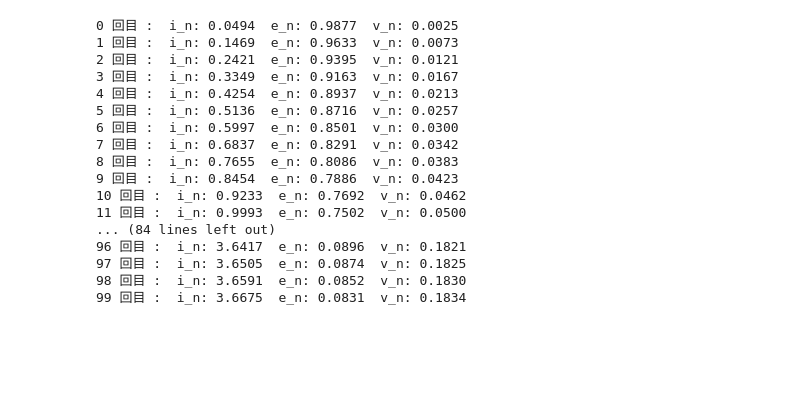
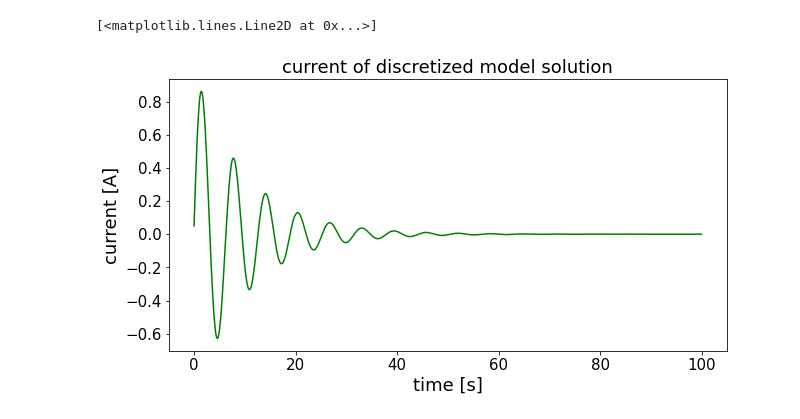
Before and after one commit to tanetakumi/electric-physical-mathmatics, a Jupyter notebook: dennkibuturi5.ipynb, the cells around one changed output. Saved outputs shown, nothing was run; the diff lists cells and outputs as text; code cells hidden in the pictures; blank space fills up the shorter version.

```diff
--- a/dennkibuturi5.ipynb
+++ b/dennkibuturi5.ipynb
@@ -54,20 +57,13 @@ plt.plot(x, z, color = "green")
-# %%
-gauss_jacobi(0.1,0,0,0)
-# %% [output]
-0 回目 :  i_n: 0.0494  e_n: 0.9877  v_n: 0.0025
-1 回目 :  i_n: 0.1469  e_n: 0.9633  v_n: 0.0073
-2 回目 :  i_n: 0.2421  e_n: 0.9395  v_n: 0.0121
-3 回目 :  i_n: 0.3349  e_n: 0.9163  v_n: 0.0167
-4 回目 :  i_n: 0.4254  e_n: 0.8937  v_n: 0.0213
-5 回目 :  i_n: 0.5136  e_n: 0.8716  v_n: 0.0257
-6 回目 :  i_n: 0.5997  e_n: 0.8501  v_n: 0.0300
-7 回目 :  i_n: 0.6837  e_n: 0.8291  v_n: 0.0342
-8 回目 :  i_n: 0.7655  e_n: 0.8086  v_n: 0.0383
-9 回目 :  i_n: 0.8454  e_n: 0.7886  v_n: 0.0423
-10 回目 :  i_n: 0.9233  e_n: 0.7692  v_n: 0.0462
-11 回目 :  i_n: 0.9993  e_n: 0.7502  v_n: 0.0500
-... (84 lines left out)
-96 回目 :  i_n: 3.6417  e_n: 0.0896  v_n: 0.1821
-97 回目 :  i_n: 3.6505  e_n: 0.0874  v_n: 0.1825
-98 回目 :  i_n: 3.6591  e_n: 0.0852  v_n: 0.1830
-99 回目 :  i_n: 3.6675  e_n: 0.0831  v_n: 0.1834
+# %%
+x, y ,z = gauss_jacobi(0.1, 0,0,0)
+
+plt.figure(figsize=(10,5))
+plt.tick_params(labelsize=15)
+plt.title('current of discretized model solution',fontsize=18)
+plt.xlabel("time [s]",fontsize=18)
+plt.ylabel("current [A]",fontsize=18)
+# 緑色のサインカーブを描く
+plt.plot(x, y, color = "green")
+# %% [output]
+[<matplotlib.lines.Line2D at 0x...>]
+[figure, added]
```
Also changed, not shown: parts of 4 cells of this notebook.
